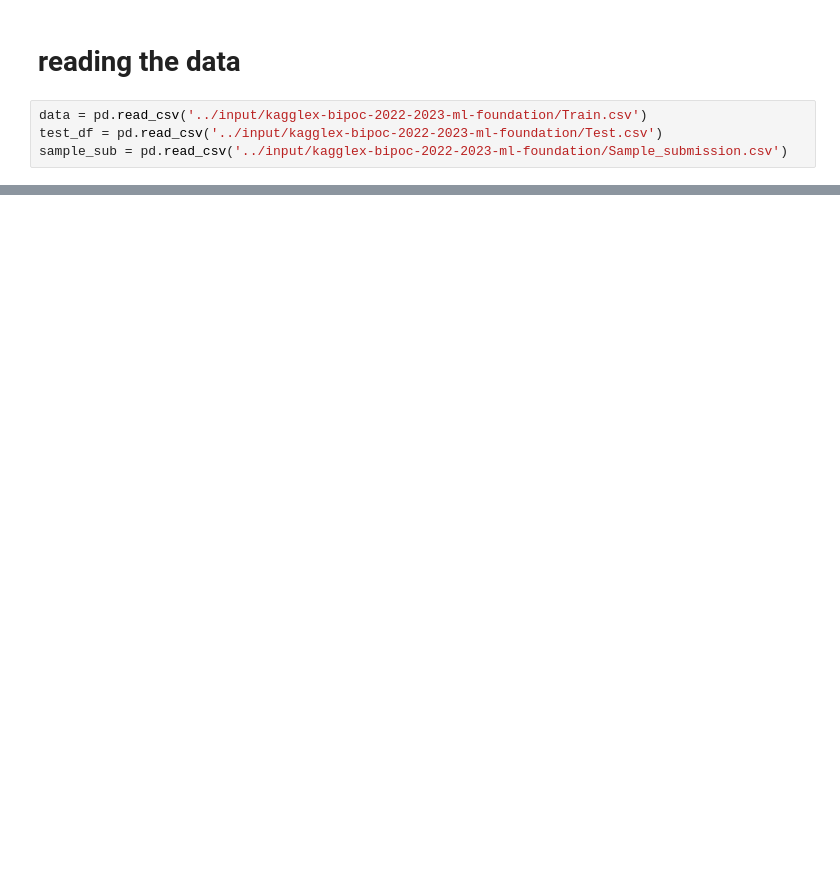
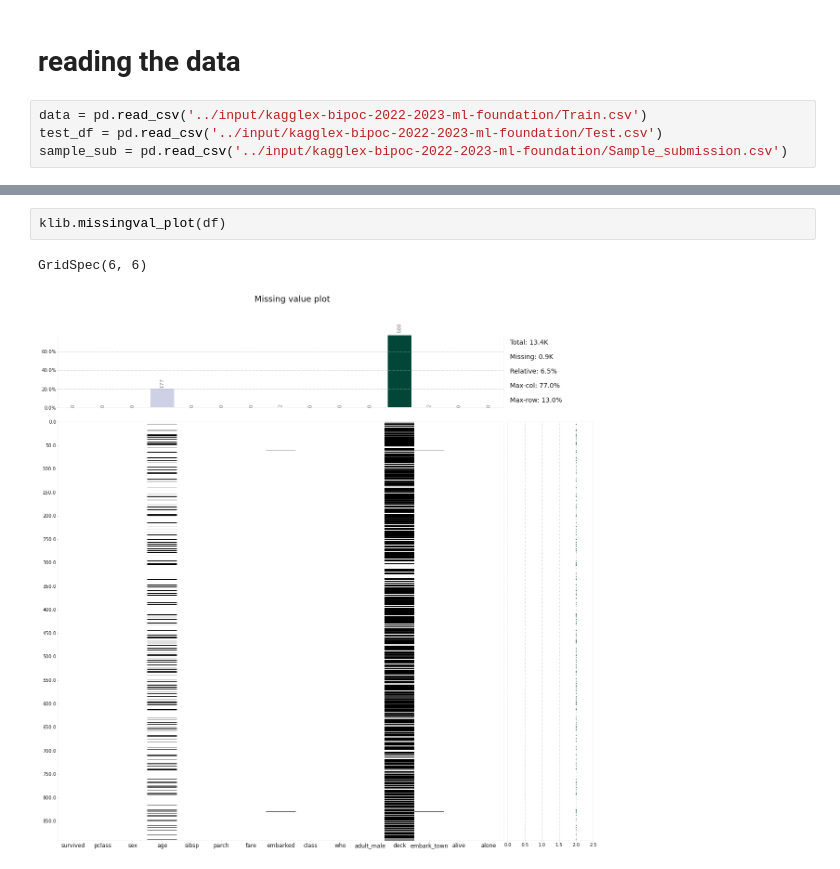
Before and after one commit to misiriya/kaggle-practice, a Jupyter notebook: dont-give-up.ipynb, the cells around one changed output, grey strips where cells are left out. Saved outputs shown, nothing was run; the diff lists cells and outputs as text; blank space fills up the shorter version.

```diff
--- a/dont-give-up.ipynb
+++ b/dont-give-up.ipynb
@@ -89,0 +100,5 @@ dtype: int64
+# %%
+klib.missingval_plot(df)
+# %% [output]
+GridSpec(6, 6)
+[figure, added]
```
Also changed, not shown: parts of 29 cells of this notebook.
